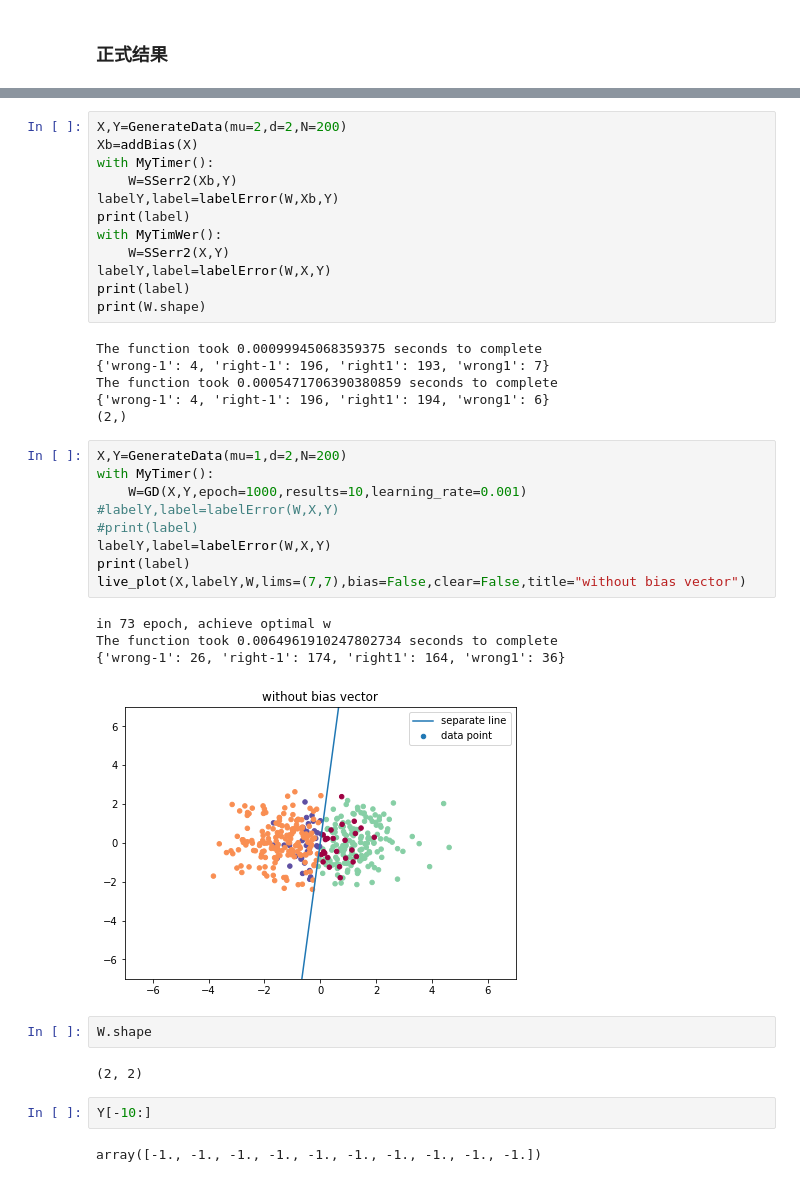
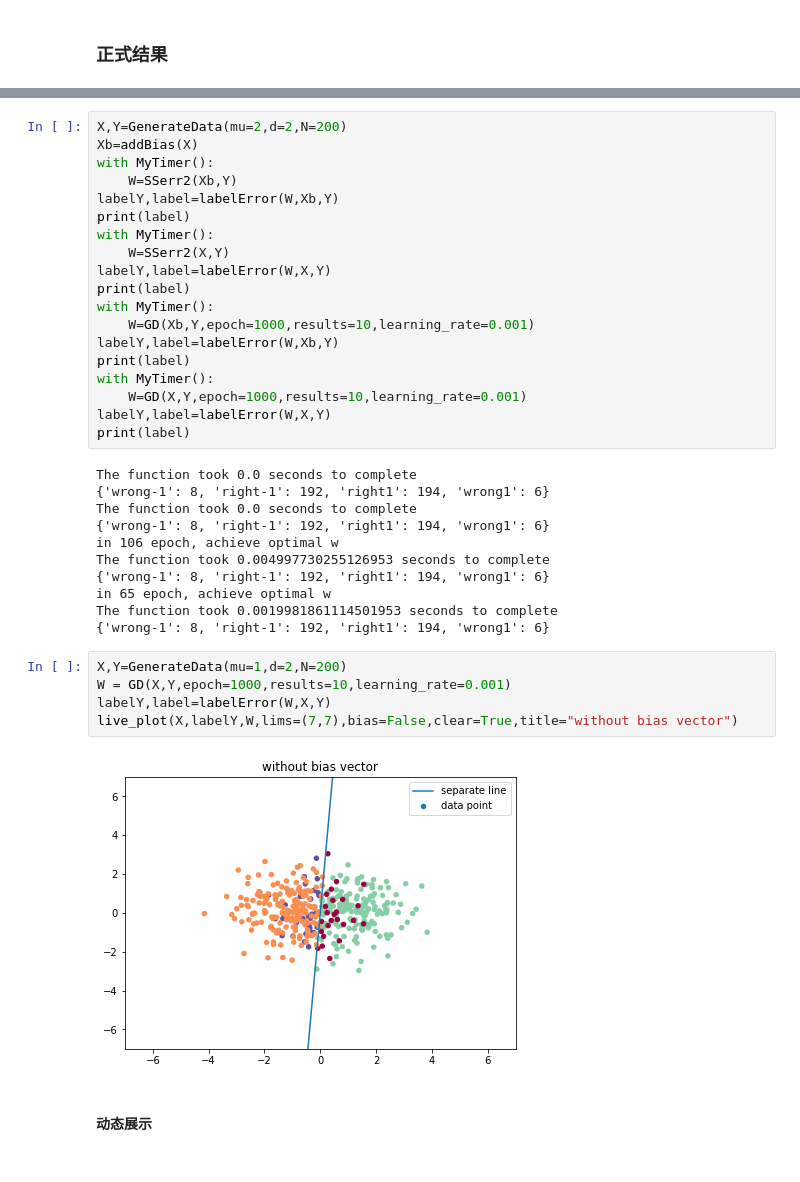
Before and after one commit to easilylazy/pattern-recognition, a Jupyter notebook: linear/linear_regression.ipynb, the cells around one changed output, grey strips where cells are left out. Saved outputs shown, nothing was run; the diff lists cells and outputs as text.

```diff
--- a/linear/linear_regression.ipynb
+++ b/linear/linear_regression.ipynb
@@ -381,36 +369,35 @@ with MyTimer():
     W=SSerr2(Xb,Y)
 labelY,label=labelError(W,Xb,Y)
 print(label)
-with MyTimWer():
+with MyTimer():
     W=SSerr2(X,Y)
 labelY,label=labelError(W,X,Y)
 print(label)
-print(W.shape)
+with MyTimer():
+    W=GD(Xb,Y,epoch=1000,results=10,learning_rate=0.001)
+labelY,label=labelError(W,Xb,Y)
+print(label)
+with MyTimer():
+    W=GD(X,Y,epoch=1000,results=10,learning_rate=0.001)
+labelY,label=labelError(W,X,Y)
+print(label)
 # %% [output]
-The function took 0.00099945068359375 seconds to complete
-{'wrong-1': 4, 'right-1': 196, 'right1': 193, 'wrong1': 7}
-The function took 0.0005471706390380859 seconds to complete
-{'wrong-1': 4, 'right-1': 196, 'right1': 194, 'wrong1': 6}
-(2,)
+The function took 0.0 seconds to complete
+{'wrong-1': 8, 'right-1': 192, 'right1': 194, 'wrong1': 6}
+The function took 0.0 seconds to complete
+{'wrong-1': 8, 'right-1': 192, 'right1': 194, 'wrong1': 6}
+in 106 epoch, achieve optimal w
+The function took 0.004997730255126953 seconds to complete
+{'wrong-1': 8, 'right-1': 192, 'right1': 194, 'wrong1': 6}
+in 65 epoch, achieve optimal w
+The function took 0.0019981861114501953 seconds to complete
+{'wrong-1': 8, 'right-1': 192, 'right1': 194, 'wrong1': 6}
 # %%
 X,Y=GenerateData(mu=1,d=2,N=200)
-with MyTimer():
-    W=GD(X,Y,epoch=1000,results=10,learning_rate=0.001)
-#labelY,label=labelError(W,X,Y)
-#print(label)
+W = GD(X,Y,epoch=1000,results=10,learning_rate=0.001)
 labelY,label=labelError(W,X,Y)
-print(label)
-live_plot(X,labelY,W,lims=(7,7),bias=False,clear=False,title="without bias vector")
+live_plot(X,labelY,W,lims=(7,7),bias=False,clear=True,title="without bias vector")
 # %% [output]
-in 73 epoch, achieve optimal w
-The function took 0.0064961910247802734 seconds to complete
-{'wrong-1': 26, 'right-1': 174, 'right1': 164, 'wrong1': 36}
-[figure, old version]
+[figure, new version]
-# %%
-W.shape
-# %% [output]
-(2, 2)
-# %%
-Y[-10:]
-# %% [output]
-array([-1., -1., -1., -1., -1., -1., -1., -1., -1., -1.])
+# %% [markdown]
+#### 动态展示
```
Also changed, not shown: parts of 8 cells of this notebook, 2 other files.
